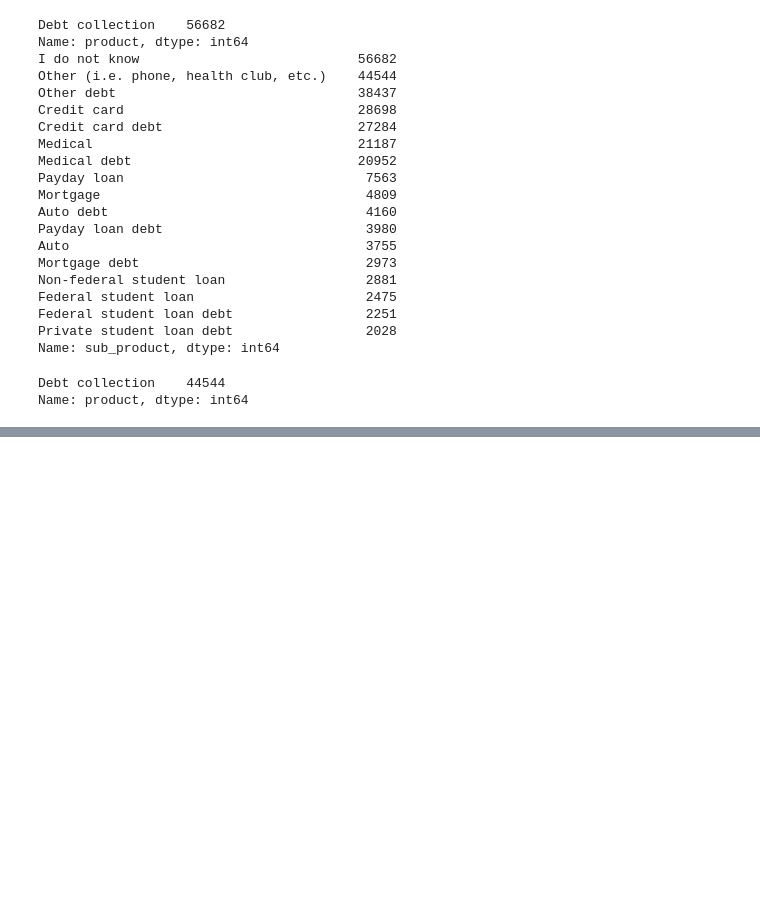
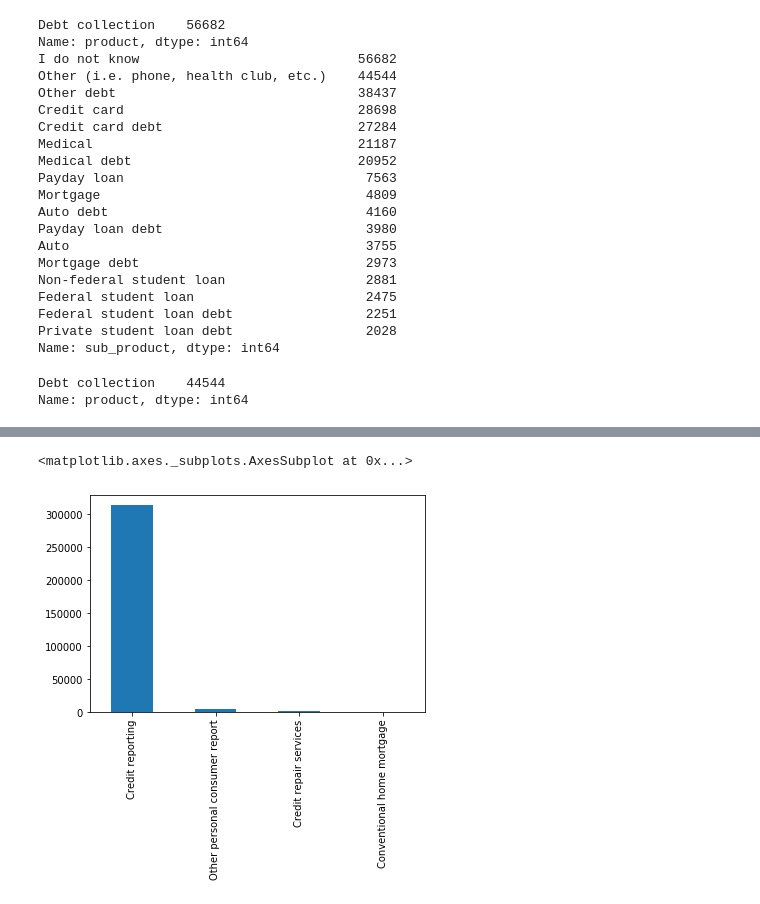
Before and after one commit to echoxx/ConsumerComplaints, a Jupyter notebook: Consumer_complaints.ipynb, the cells around one changed output, grey strips where cells are left out. Cells and saved outputs as stored; diff of their text form; code cells hidden in the pictures; blank space fills up the shorter version.

```diff
--- a/Consumer_complaints.ipynb
+++ b/Consumer_complaints.ipynb
@@ -662,0 +721,5 @@ https://rabernat.github.io/research_computing/intro-to-basemap.html
+# %%
+credit_rep_subproducts.plot(kind='bar')
+# %% [output]
+<matplotlib.axes._subplots.AxesSubplot at 0x...>
+[figure, added]
```
Also changed, not shown: parts of 48 cells of this notebook.
